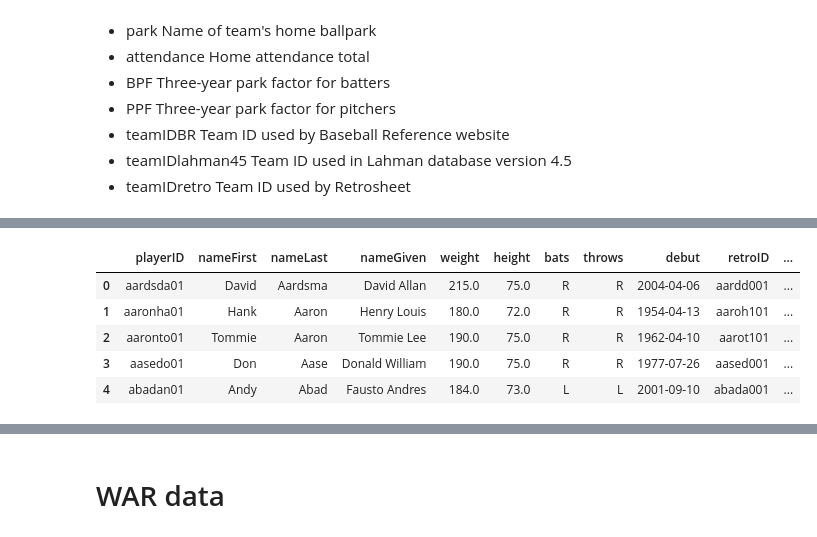
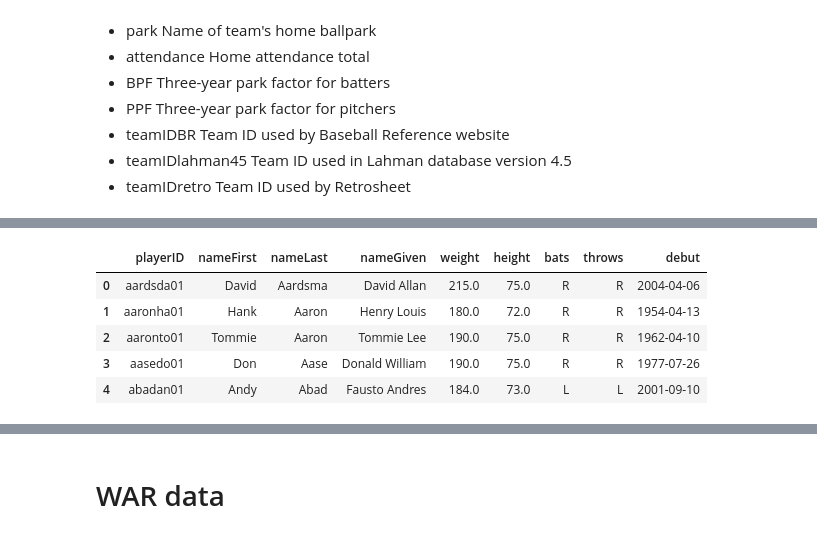
Before and after one commit to ghelms/MoneyBall-2.0, a Jupyter notebook: prep.ipynb, the cells around one changed output, grey strips where cells are left out. Drawn from its saved outputs; the diff is of its cells as text; code cells hidden in the pictures.

```diff
--- a/prep.ipynb
+++ b/prep.ipynb
@@ -75,0 +76,8 @@ pd.set_option('display.max_columns', None)
+# %%
+# People data
+awards = pd.read_csv("data/AwardsPlayers.csv")
+people = pd.read_csv("data/People.csv")
+batting = pd.read_csv("data/Batting.csv")
+pitching = pd.read_csv("data/Pitching.csv")
+salaries = pd.read_csv("data/Salaries.csv")
+teams = pd.read_csv("data/Teams.csv")
@@ -76,14 +93,13 @@ pd.set_option('display.max_columns', None)
 # %%
-cols = ["playerID", "nameFirst", "nameLast", "nameGiven", "weight", "height", "bats", "throws", "debut","retroID", "bbrefID"]
+### People ###
+cols = ["playerID", "nameFirst", "nameLast", "nameGiven", "weight", "height", "bats", "throws", "debut"]
 # Filter
 people = people[cols]
 people.head()
-
-# Create a new column for years played
 # %% [output]
-|  | playerID | nameFirst | nameLast | nameGiven | weight | height | bats | throws | debut | retroID | ... |
-| 0 | aardsda01 | David | Aardsma | David Allan | 215.0 | 75.0 | R | R | 2004-04-06 | aardd001 | ... |
-| 1 | aaronha01 | Hank | Aaron | Henry Louis | 180.0 | 72.0 | R | R | 1954-04-13 | aaroh101 | ... |
-| 2 | aaronto01 | Tommie | Aaron | Tommie Lee | 190.0 | 75.0 | R | R | 1962-04-10 | aarot101 | ... |
-| 3 | aasedo01 | Don | Aase | Donald William | 190.0 | 75.0 | R | R | 1977-07-26 | aased001 | ... |
-| 4 | abadan01 | Andy | Abad | Fausto Andres | 184.0 | 73.0 | L | L | 2001-09-10 | abada001 | ... |
+|  | playerID | nameFirst | nameLast | nameGiven | weight | height | bats | throws | debut |
+| 0 | aardsda01 | David | Aardsma | David Allan | 215.0 | 75.0 | R | R | 2004-04-06 |
+| 1 | aaronha01 | Hank | Aaron | Henry Louis | 180.0 | 72.0 | R | R | 1954-04-13 |
+| 2 | aaronto01 | Tommie | Aaron | Tommie Lee | 190.0 | 75.0 | R | R | 1962-04-10 |
+| 3 | aasedo01 | Don | Aase | Donald William | 190.0 | 75.0 | R | R | 1977-07-26 |
+| 4 | abadan01 | Andy | Abad | Fausto Andres | 184.0 | 73.0 | L | L | 2001-09-10 |
```
Also changed, not shown: parts of 18 cells of this notebook.
